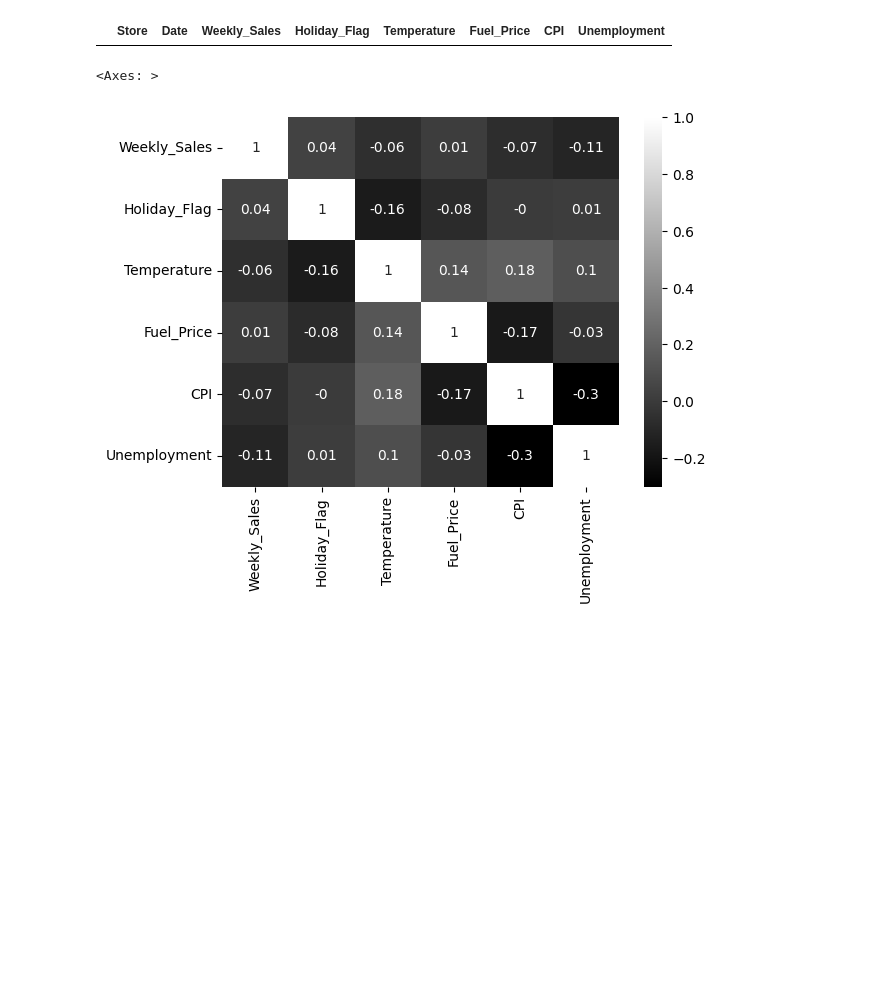
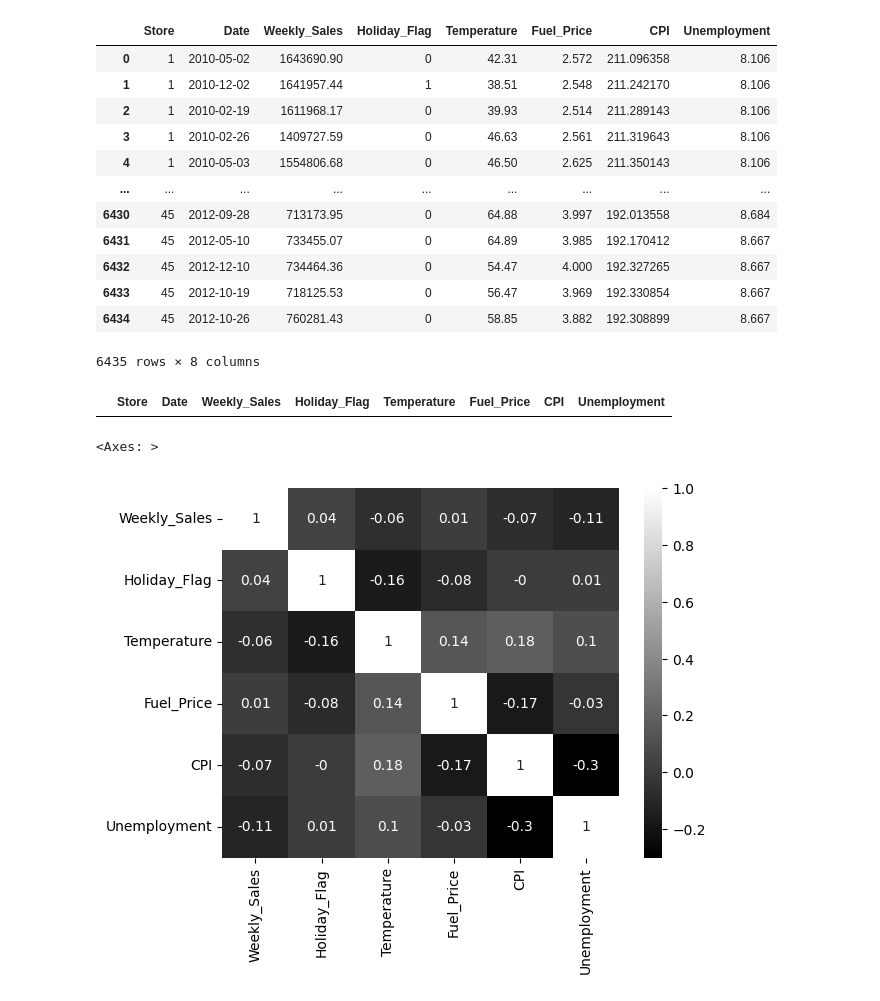
Before and after one commit to ahmadMuhammadGd/Kaggle-s-Walmart-Database-Data-Exploration, a Jupyter notebook: walmart.ipynb, the cells around one changed output. Cells and saved outputs as stored; diff of their text form; code cells hidden in the pictures; blank space fills up the shorter version.

```diff
--- a/walmart.ipynb
+++ b/walmart.ipynb
@@ -4,8 +4,22 @@ import matplotlib.pylab as plt
 import seaborn as sns
 # %%
 df = pd.read_csv('Walmart.csv')
-# %%
-df['Date'] = pd.to_datetime(df['Date'])
+# %%
+df
+# %% [output]
+|  | Store | Date | Weekly_Sales | Holiday_Flag | Temperature | Fuel_Price | CPI | Unemployment |
+| 0 | 1 | 2010-05-02 | 1643690.90 | 0 | 42.31 | 2.572 | 211.096358 | 8.106 |
+| 1 | 1 | 2010-12-02 | 1641957.44 | 1 | 38.51 | 2.548 | 211.242170 | 8.106 |
+| 2 | 1 | 2010-02-19 | 1611968.17 | 0 | 39.93 | 2.514 | 211.289143 | 8.106 |
+| 3 | 1 | 2010-02-26 | 1409727.59 | 0 | 46.63 | 2.561 | 211.319643 | 8.106 |
+| 4 | 1 | 2010-05-03 | 1554806.68 | 0 | 46.50 | 2.625 | 211.350143 | 8.106 |
+| ... | ... | ... | ... | ... | ... | ... | ... | ... |
+| 6430 | 45 | 2012-09-28 | 713173.95 | 0 | 64.88 | 3.997 | 192.013558 | 8.684 |
+| 6431 | 45 | 2012-05-10 | 733455.07 | 0 | 64.89 | 3.985 | 192.170412 | 8.667 |
+| 6432 | 45 | 2012-12-10 | 734464.36 | 0 | 54.47 | 4.000 | 192.327265 | 8.667 |
+| 6433 | 45 | 2012-10-19 | 718125.53 | 0 | 56.47 | 3.969 | 192.330854 | 8.667 |
+| 6434 | 45 | 2012-10-26 | 760281.43 | 0 | 58.85 | 3.882 | 192.308899 | 8.667 |
+6435 rows × 8 columns
 # %%
 df.loc[df.duplicated(subset=['Weekly_Sales'])].head(5)
 # %% [output]
```
